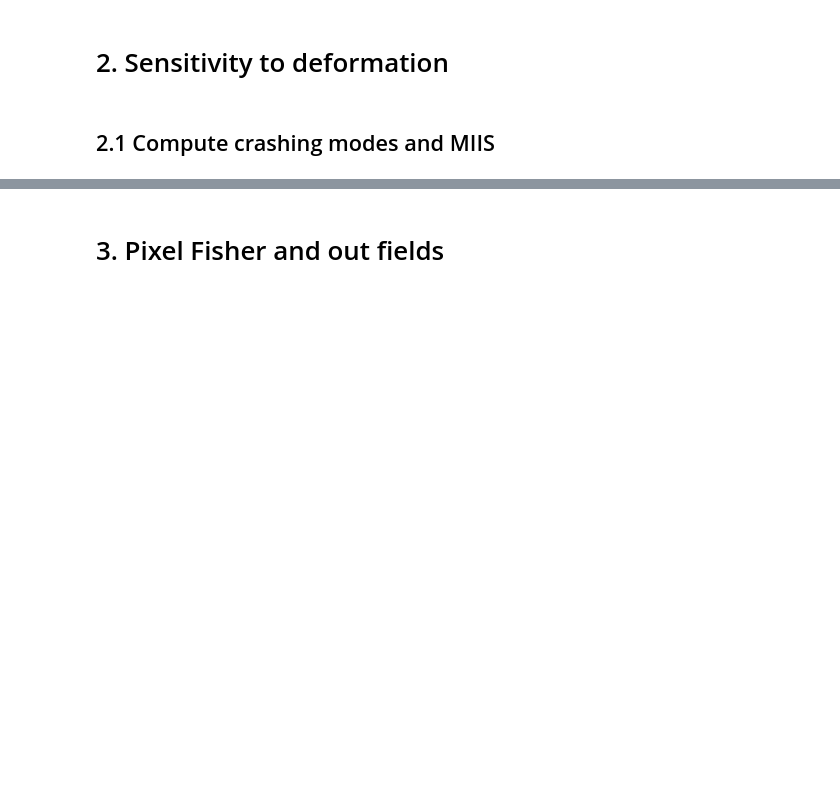
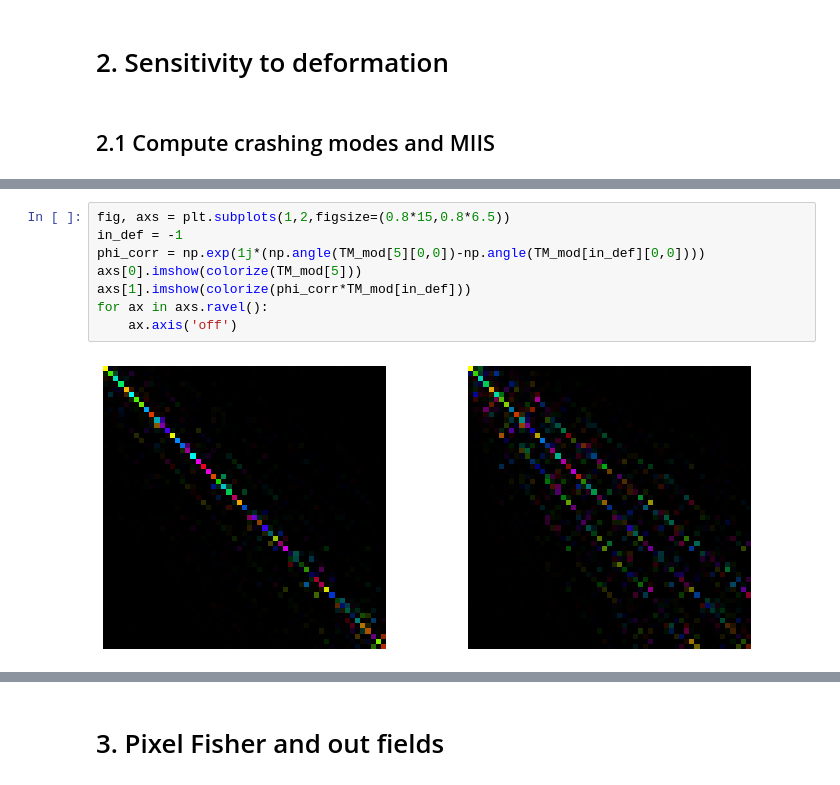
Before and after one commit to rodguti90/Article_PrecisionLimitTensorWFS, a Jupyter notebook: IntensityMeasurements/Codes/Crashing_disorder/Crashing_figures.ipynb, the cells around one changed output, grey strips where cells are left out. Drawn from its saved outputs; the diff is of its cells as text; blank space fills up the shorter version.

```diff
--- a/IntensityMeasurements/Codes/Crashing_disorder/Crashing_figures.ipynb
+++ b/IntensityMeasurements/Codes/Crashing_disorder/Crashing_figures.ipynb
@@ -93,2 +191,12 @@ TM_mix =  TM_pix @ modes_in.T
+# %%
+fig, axs = plt.subplots(1,2,figsize=(0.8*15,0.8*6.5))
+in_def = -1
+phi_corr = np.exp(1j*(np.angle(TM_mod[5][0,0])-np.angle(TM_mod[in_def][0,0])))
+axs[0].imshow(colorize(TM_mod[5]))
+axs[1].imshow(colorize(phi_corr*TM_mod[in_def]))
+for ax in axs.ravel():
+    ax.axis('off')
+# %% [output]
+[figure, added]
 # %%
 # central deformation to estimate the WS operator
```
Also changed, not shown: parts of 45 cells of this notebook.
